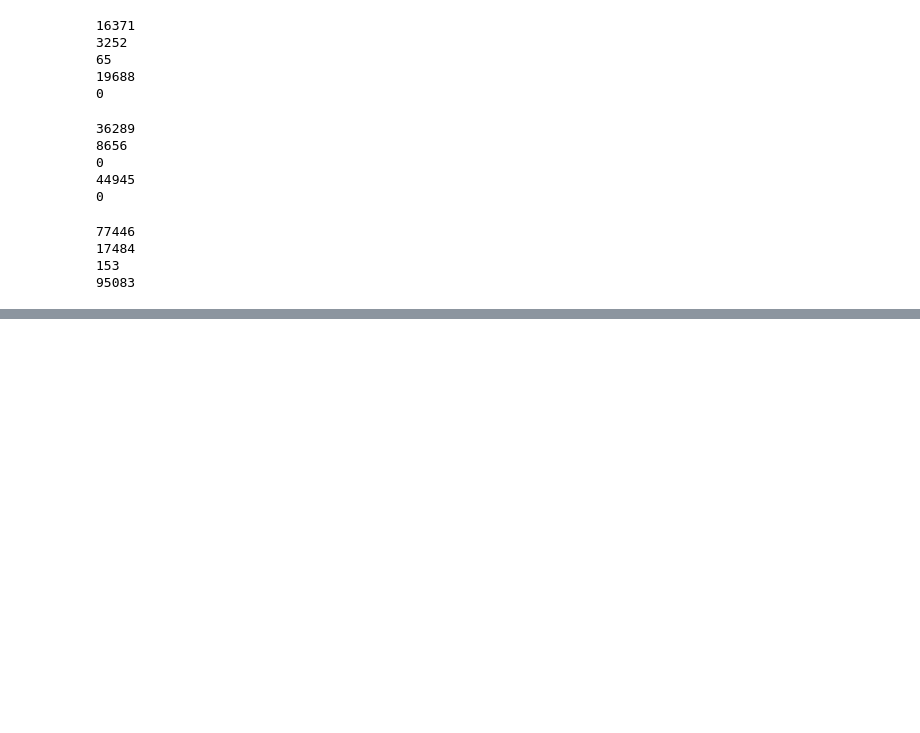
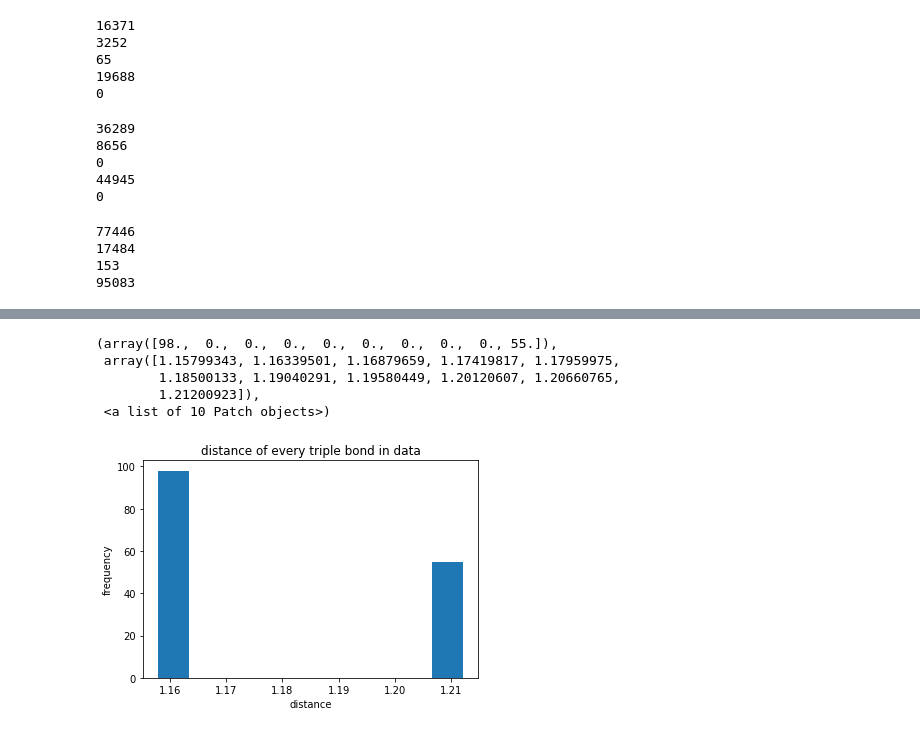
Before and after one commit to jli615/chem, a Jupyter notebook: create_bond_length_histogram.ipynb, the cells around one changed output, grey strips where cells are left out. Drawn from its saved outputs; the diff is of its cells as text; code cells hidden in the pictures; blank space fills up the shorter version.

```diff
--- a/create_bond_length_histogram.ipynb
+++ b/create_bond_length_histogram.ipynb
@@ -497,0 +507,12 @@ plt.hist(triple_bonds, bins = 20)
+# %%
+plt.title('distance of every triple bond in data')
+plt.xlabel('distance')
+plt.ylabel('frequency')
+plt.hist(triple_bonds, bins = 10)
+# %% [output]
+(array([98.,  0.,  0.,  0.,  0.,  0.,  0.,  0.,  0., 55.]),
+ array([1.15799343, 1.16339501, 1.16879659, 1.17419817, 1.17959975,
+        1.18500133, 1.19040291, 1.19580449, 1.20120607, 1.20660765,
+        1.21200923]),
+ <a list of 10 Patch objects>)
+[figure, added]
```
Also changed, not shown: parts of 6 cells of this notebook, 2 other files.
